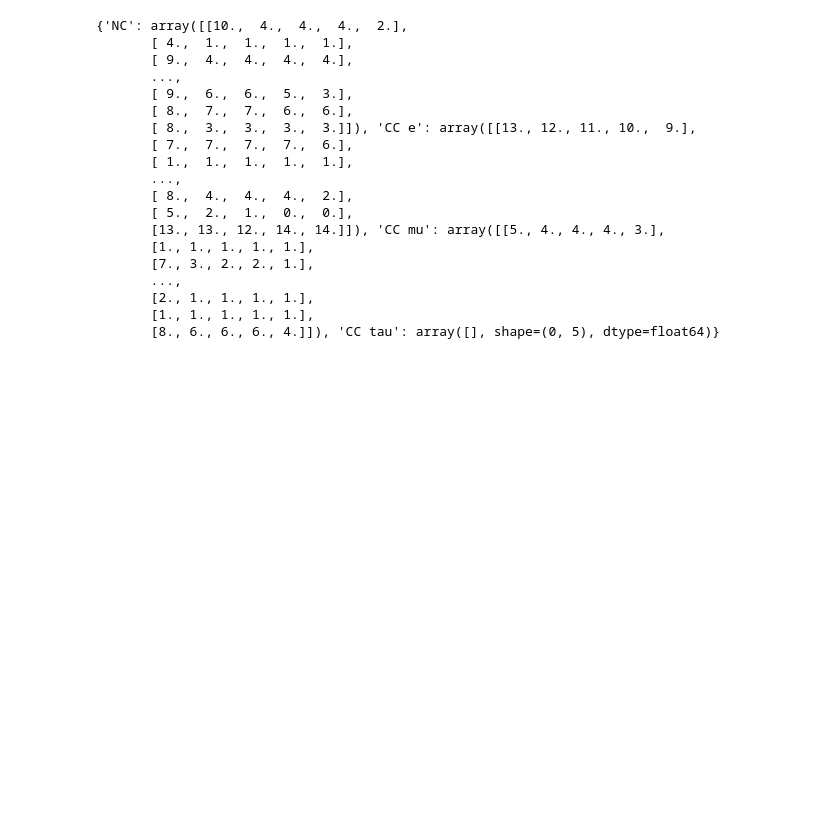
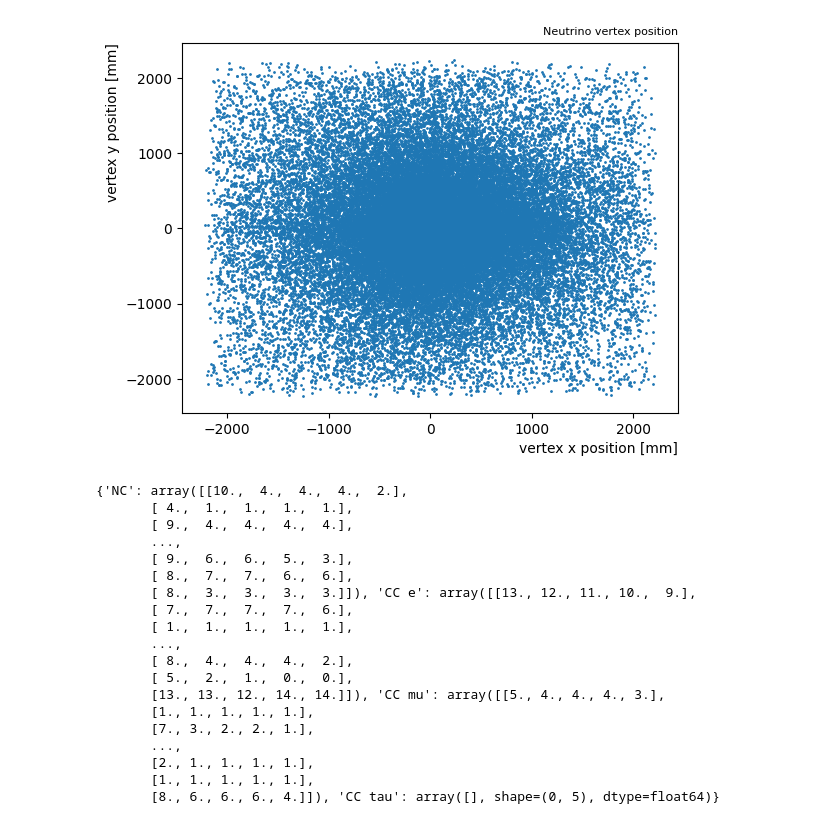
Before and after one commit to benw22022/FASER2_G4, a Jupyter notebook: notebooks/analyse_faser2_vAir.ipynb, the cells around one changed output. Cells and saved outputs as stored; diff of their text form; code cells hidden in the pictures; blank space fills up the shorter version.

```diff
--- a/notebooks/analyse_faser2_vAir.ipynb
+++ b/notebooks/analyse_faser2_vAir.ipynb
@@ -14,6 +14,15 @@ charm_flav_data = uproot.open("../GeantOutput/40800fb/FASER2_baseline-charm2x2-4
 # %%
 light_flav_events = light_flav_data.arrays(light_flav_data.keys())
 charm_flav_events = charm_flav_data.arrays(charm_flav_data.keys())
+# %%
+fig, ax = plt.subplots()
+ax.scatter(light_flav_events['vertex_x'], light_flav_events['vertex_y'], s=1);
+ax.set_xlabel("vertex x position [mm]", loc='right')
+ax.set_ylabel("vertex y position [mm]", loc='top')
+ax.set_title("Neutrino vertex position", loc='right', fontsize=8)
+plt.savefig("vertex-scatter.pdf")
+# %% [output]
+[figure, added]
 # %%
 def process_one_event(event):
     hits_in_layer = np.zeros(5)
```
Also changed, not shown: parts of 4 cells of this notebook.
